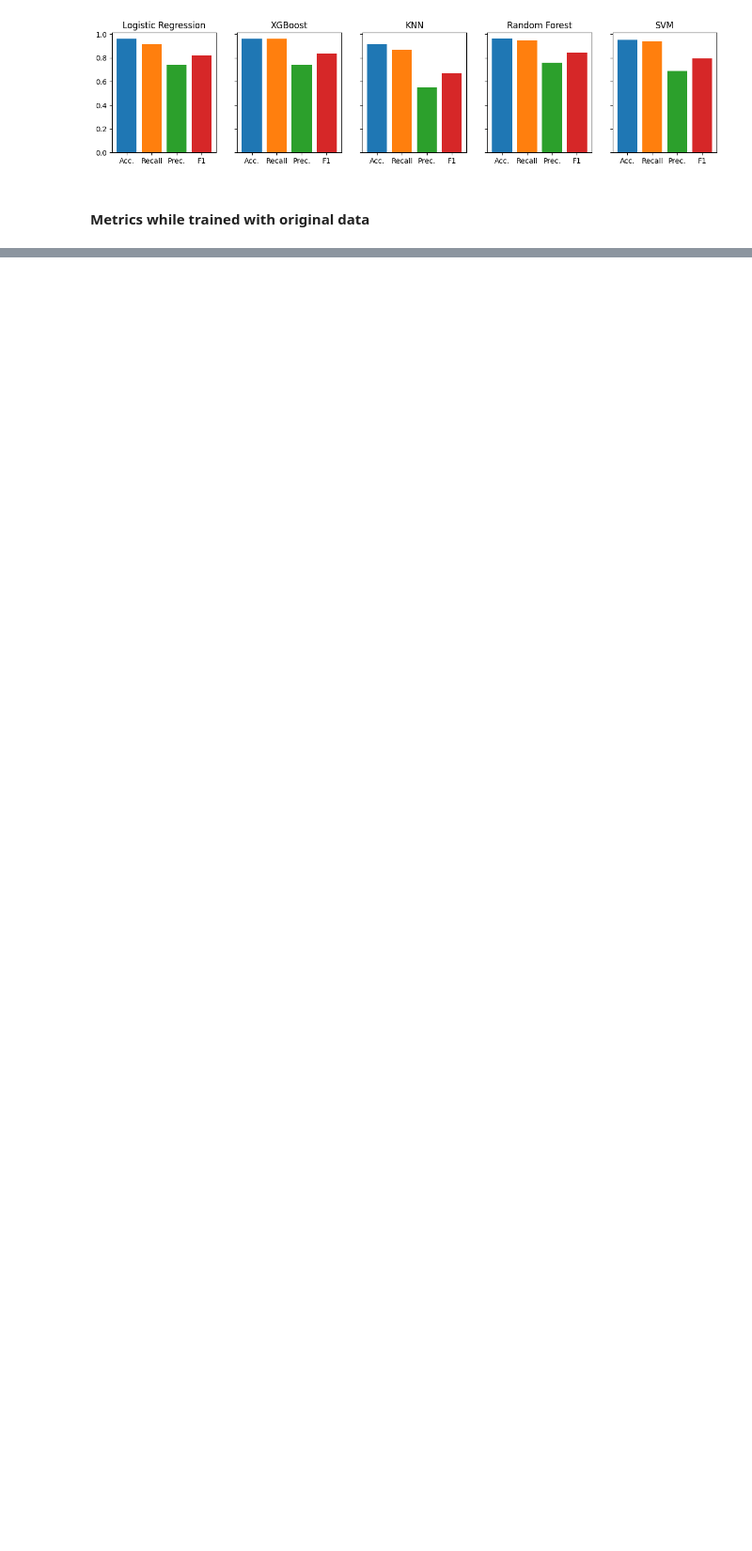
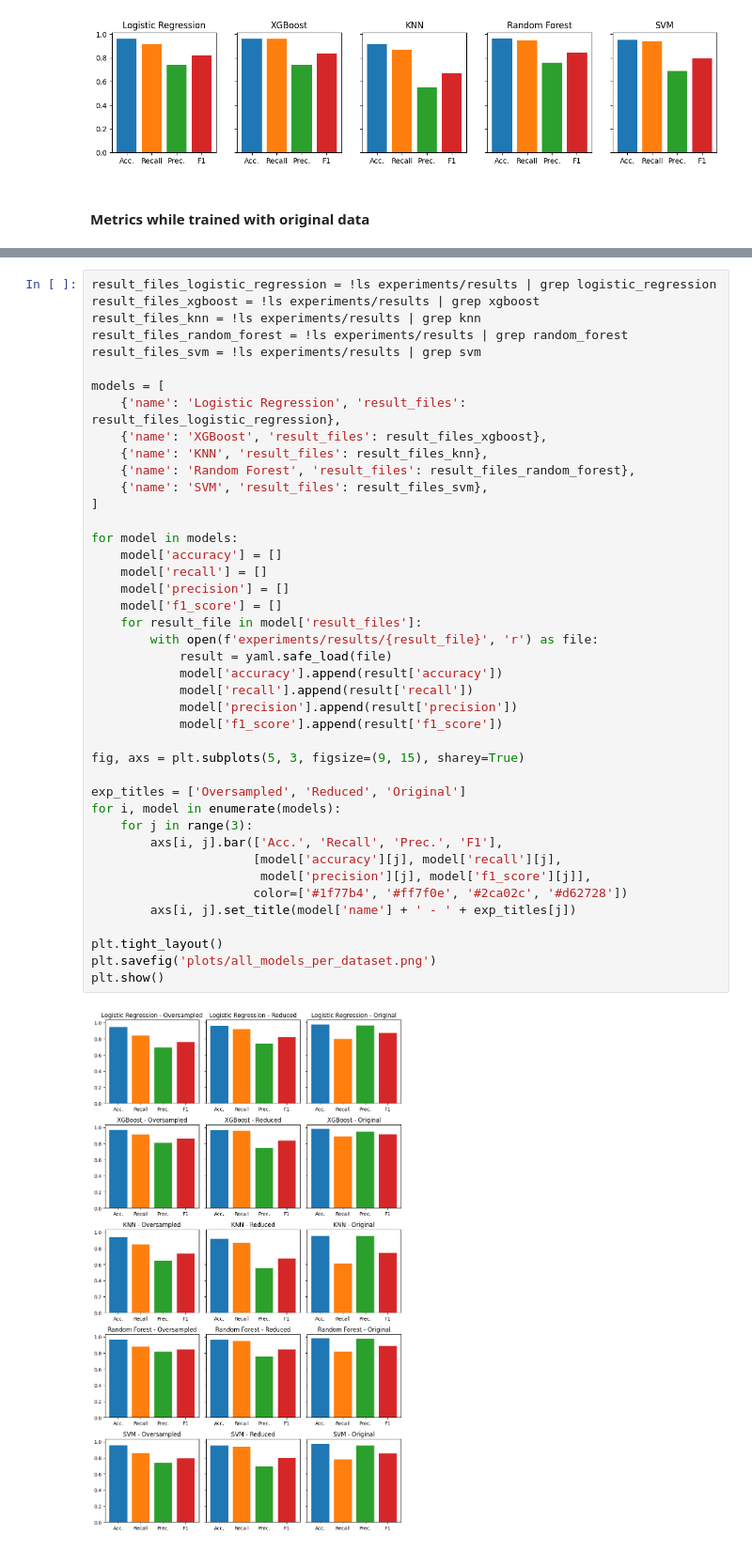
Before and after one commit to humbertoyusta/bank-loan-m4, a Jupyter notebook: BankLoanM4.ipynb, the cells around one changed output, grey strips where cells are left out. Shown at 94% size. Drawn from its saved outputs; the diff is of its cells as text; blank space fills up the shorter version.

Commit message:
feat/add-metrics-per-model-for-each-train-dataset

```diff
--- a/BankLoanM4.ipynb
+++ b/BankLoanM4.ipynb
@@ -1715,0 +1721,44 @@ plt.show()
+# %%
+result_files_logistic_regression = !ls experiments/results | grep logistic_regression
+result_files_xgboost = !ls experiments/results | grep xgboost
+result_files_knn = !ls experiments/results | grep knn
+result_files_random_forest = !ls experiments/results | grep random_forest
+result_files_svm = !ls experiments/results | grep svm
+
+models = [
+    {'name': 'Logistic Regression', 'result_files': result_files_logistic_regression},
+    {'name': 'XGBoost', 'result_files': result_files_xgboost},
+    {'name': 'KNN', 'result_files': result_files_knn},
+    {'name': 'Random Forest', 'result_files': result_files_random_forest},
+    {'name': 'SVM', 'result_files': result_files_svm},
+]
+
+for model in models:
+    model['accuracy'] = []
+    model['recall'] = []
+    model['precision'] = []
+    model['f1_score'] = []
+    for result_file in model['result_files']:
+        with open(f'experiments/results/{result_file}', 'r') as file:
+            result = yaml.safe_load(file)
+            model['accuracy'].append(result['accuracy'])
+            model['recall'].append(result['recall'])
+            model['precision'].append(result['precision'])
+            model['f1_score'].append(result['f1_score'])
+
+fig, axs = plt.subplots(5, 3, figsize=(9, 15), sharey=True)
+
+exp_titles = ['Oversampled', 'Reduced', 'Original']
+for i, model in enumerate(models):
+    for j in range(3):
+        axs[i, j].bar(['Acc.', 'Recall', 'Prec.', 'F1'],
+                      [model['accuracy'][j], model['recall'][j],
+                       model['precision'][j], model['f1_score'][j]],
+                      color=['#1f77b4', '#ff7f0e', '#2ca02c', '#d62728'])
+        axs[i, j].set_title(model['name'] + ' - ' + exp_titles[j])
+
+plt.tight_layout()
+plt.savefig('plots/all_models_per_dataset.png')
+plt.show()
+# %% [output]
+[figure, added]
```
Also changed, not shown: parts of 4 cells of this notebook, 1 other file.
